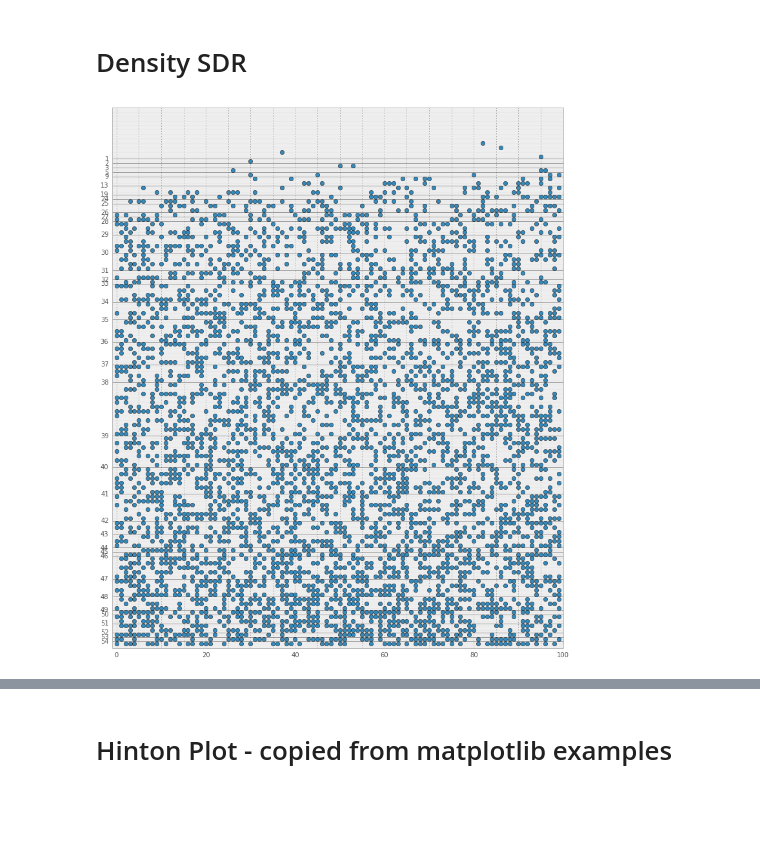
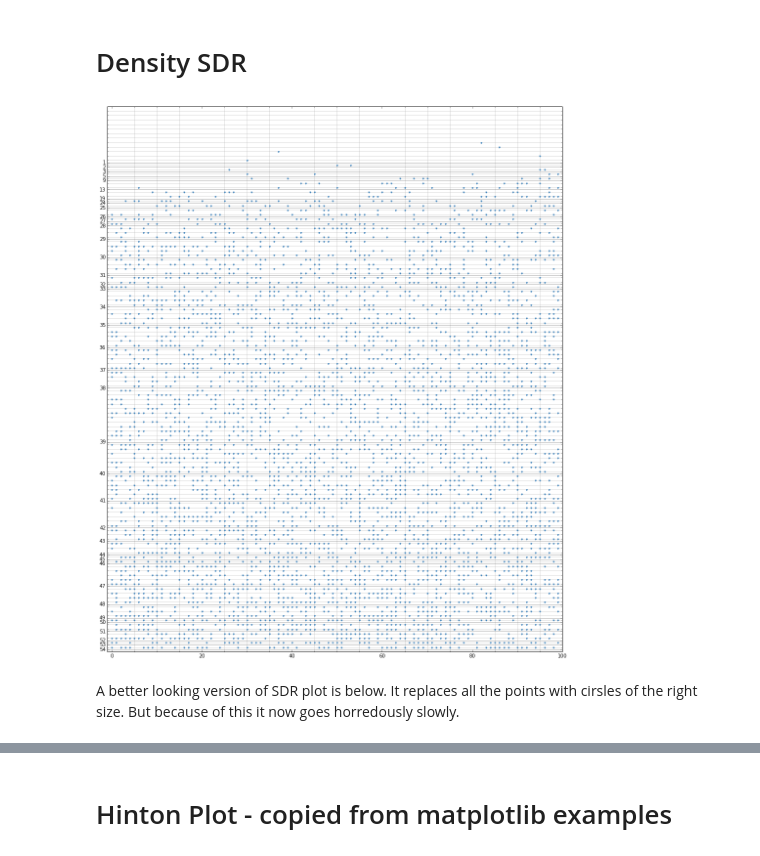
Before and after one commit to rhuairahrighairidh/nitpick, a Jupyter notebook: development/PlottingExperiments.ipynb, the cells around one changed output, grey strips where cells are left out. Drawn from its saved outputs; the diff is of its cells as text; code cells hidden in the pictures; blank space fills up the shorter version.

Commit message:
fix lots of small issues with the plots

```diff
--- a/development/PlottingExperiments.ipynb
+++ b/development/PlottingExperiments.ipynb
@@ -202,5 +202,5 @@ fig.set_size_inches([18,2])
 # %% [markdown]
 # Density SDR
 # %%
-from fileIO import History
-h = History('/home/ruaridh/nitpick/documentation/exampleData')
+from nitpick.fileIO import History
+h = History('/home/ruaridh/nitpick/nitpick/documentation/exampleData')
@@ -209,5 +207,7 @@ aC = np.asarray(h.activeColumns())
 # %%
 from nitpick import plots
-plots.densityOrderedSDRPlot(aC)
+(f,a)=plots.densityOrderedSDRPlot(h.activeColumns())
 # %% [output]
-[figure, old version]
+[figure, new version]
+# %% [markdown]
+A better looking version of SDR plot is below. It replaces all the points with cirsles of the right size. But because of this it now goes horredously slowly.
```
Also changed, not shown: parts of 6 cells of this notebook, 13 other files.
